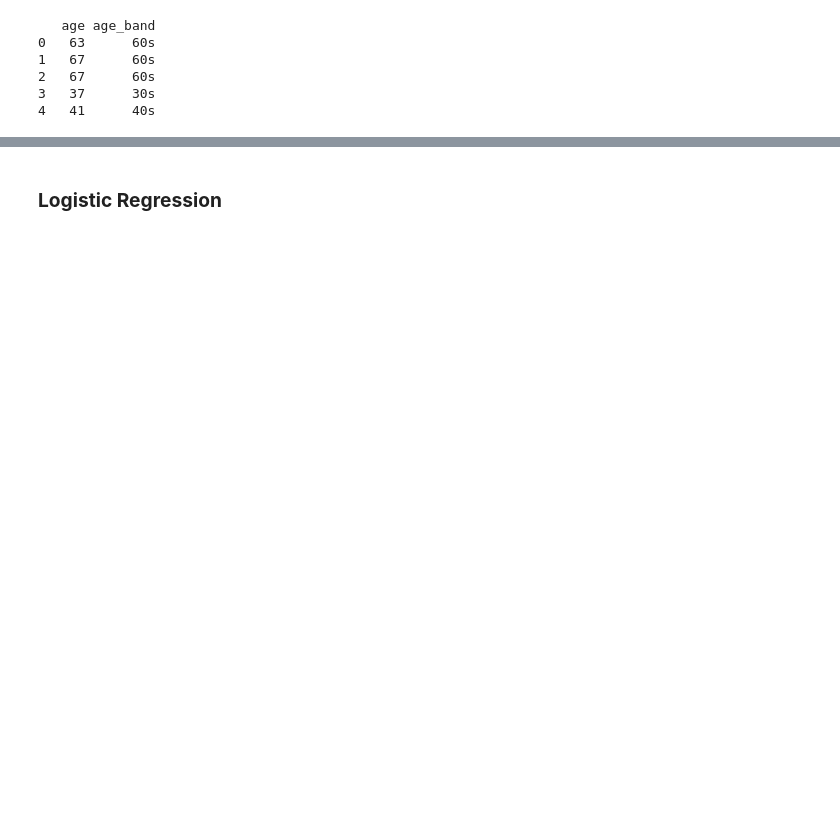
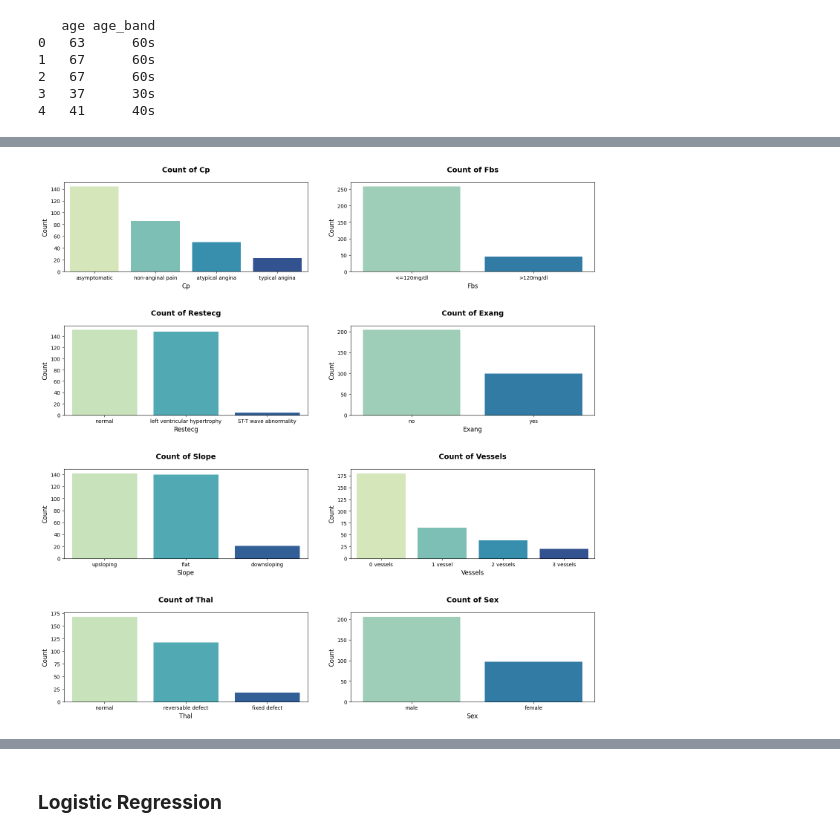
Before and after one commit to jenst1234/Data_Science_Portfolio, a Jupyter notebook: Heart Disease Prediction/notebooks/heart_disease_prediction.ipynb, the cells around one changed output, grey strips where cells are left out. Saved outputs shown, nothing was run; the diff lists cells and outputs as text; code cells hidden in the pictures; blank space fills up the shorter version.

```diff
--- a/Heart Disease Prediction/notebooks/heart_disease_prediction.ipynb
+++ b/Heart Disease Prediction/notebooks/heart_disease_prediction.ipynb
@@ -547,0 +315,26 @@ def plot_normalized_feature_importances(model, feature_names):
+# %%
+# Chooose columns
+categorical_columns = ['cp', 'fbs', 'restecg', 'exang', 'slope', 'vessels', 'thal', 'sex']
+
+# Set up the matplotlib figure
+rows = len(categorical_columns) // 2 + len(categorical_columns) % 2
+fig, axes = plt.subplots(rows, 2, figsize=(16, rows * 4))
+axes = axes.flatten()  # Flatten to easily iterate over if it's a 2D array
+
+# Create count plots with sorted categories
+for i, column in enumerate(categorical_columns):
+    order = df[column].value_counts().index  # Get the categories sorted by count
+    sns.countplot(x=column, data=df, ax=axes[i], palette="YlGnBu", order=order)
+    axes[i].set_title(f'Count of {column.capitalize()}', fontsize=14, fontweight="bold", pad=20)
+    axes[i].set_xlabel(column.capitalize(), fontsize=12)
+    axes[i].set_ylabel('Count', fontsize=12)
+
+# Remove the extra subplots if the number of categorical columns is odd
+if len(categorical_columns) % 2 != 0:
+    fig.delaxes(axes[-1])
+
+# Adjust the layout to give more space
+plt.tight_layout(pad=4.0)  # Increase padding between figures
+plt.show()
+# %% [output]
+[figure, added]
```
Also changed, not shown: parts of 116 cells of this notebook, 3 other files.
